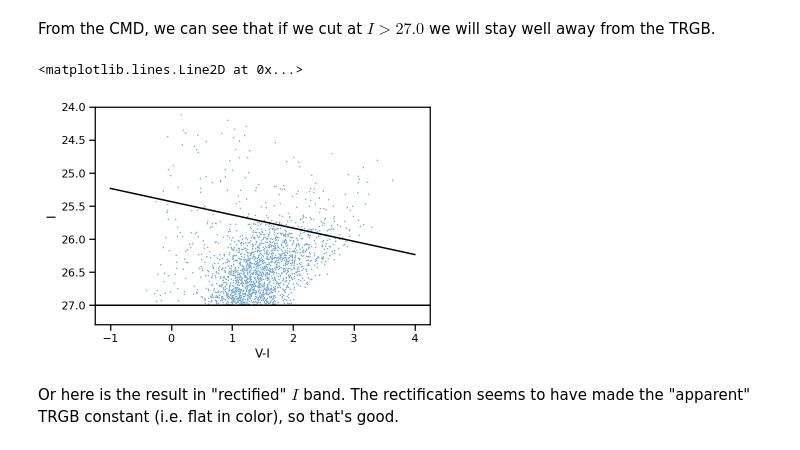
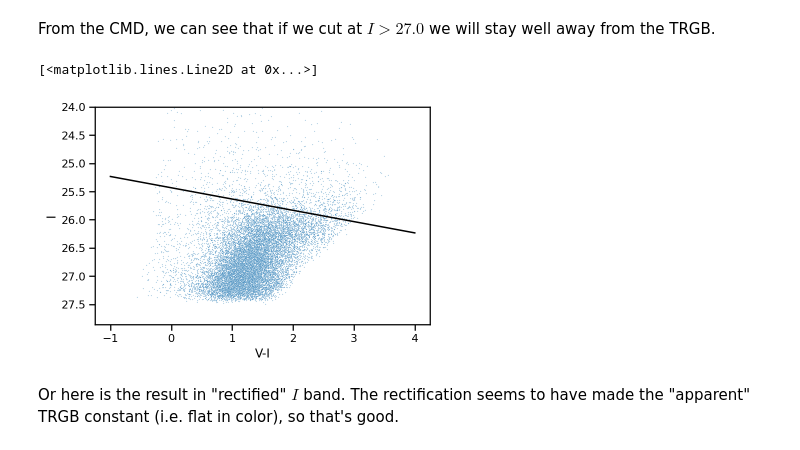
Before and after one commit to farr/EdgePhotometry, a Jupyter notebook: M63.ipynb, the cells around one changed output. Cells and saved outputs as stored; diff of their text form; code cells hidden in the pictures.

Commit message:
Plots for data group.

```diff
--- a/M63.ipynb
+++ b/M63.ipynb
@@ -40,7 +40,7 @@ trgb_mcquinn = 25.68
 c_mcquinn = -0.2
 c_center = 1.23
 
-A0_cut = 27.0 # See below
+# A0_cut = 27.0 # See below
 
 # BAD, BAD, BAD!
 Vext = 0.043
@@ -55,30 +55,30 @@ data_rgb = data
 # rgb_mask = (data['V-I'] > 0.6) & (data['V-I'] < 2.5)
 # data_rgb = data.loc[rgb_mask]
 
-data_cut = data.loc[data['I'] < A0_cut]
+# data_cut = data.loc[data['I'] < A0_cut]
 
-Nfit = 2048
-inds = np.random.permutation(len(data_cut))
-data_cut = data_cut.iloc[inds[:Nfit]]
+Nfit = 16384
+inds = np.random.permutation(len(data_rgb))
+data_cut = data_rgb.iloc[inds[:Nfit]]
 # %% [output]
 len(data) = 38821
 # %% [markdown]
 From the CMD, we can see that if we cut at $I > 27.0$ we will stay well away from the TRGB.
 # %%
-marker_s = 8
+marker_s = 2
 
 p = sns.scatterplot(data=data_cut, x='V-I', y='I', marker='.', s=marker_s)
 yl, yh = p.axes.get_ylim()
 yl = 24 # Force a good-looking plot
 p.axes.set_ylim(yh, yl)
 
 cs = np.linspace(-1, 4, 1024)
 plt.plot(cs, trgb_mcquinn - c_mcquinn*(cs - c_center), 'k')
 
-plt.axhline(A0_cut, color='k')
+#plt.axhline(A0_cut, color='k')
 # %% [output]
-<matplotlib.lines.Line2D at 0x...>
+[<matplotlib.lines.Line2D at 0x...>]
-[figure, old version]
+[figure, new version]
 # %% [markdown]
 Or here is the result in "rectified" $I$ band.  The rectification seems to have made the "apparent" TRGB constant (i.e. flat in color), so that's good.
 # %%
```
Also changed, not shown: 2 other files.
